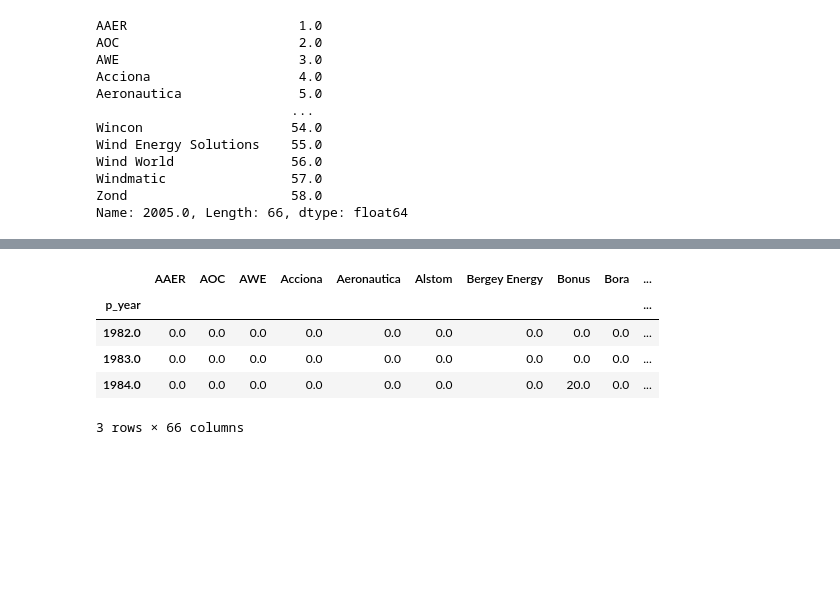
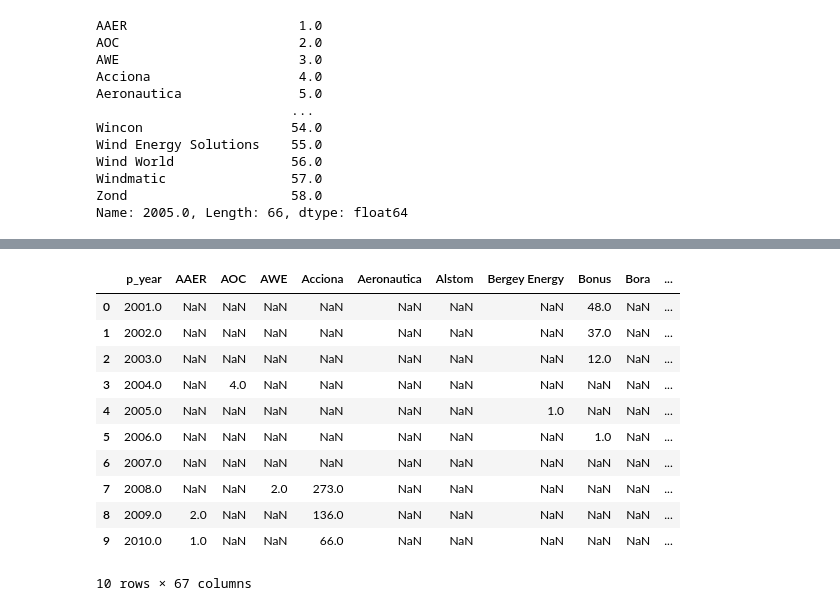
Before and after one commit to hsopel/NSS-Capstone, a Jupyter notebook: notebook/wind_manufacturers .ipynb, the cells around one changed output, grey strips where cells are left out. Saved outputs shown, nothing was run; the diff lists cells and outputs as text; code cells hidden in the pictures; blank space fills up the shorter version.

```diff
--- a/notebook/wind_manufacturers .ipynb
+++ b/notebook/wind_manufacturers .ipynb
@@ -9,2 +29,3 @@ wind = gpd.read_file('../data/USWTDB/uswtdb_v3_2_20201014.geojson')
 # %%
-turbine_count_year = wind.groupby(['p_year', 't_manu']).case_id.count()
+turbine_count_year = wind.groupby(['t_manu', 'p_year']).case_id.count()
+turbine_count_year
@@ -11,4 +46,3 @@ turbine_count_year = wind.groupby(['p_year', 't_manu']).case_id.count()
 # %%
-turbine_count_year = turbine_count_year.to_frame().reset_index()
+turbine_count_year = turbine_count_year.to_frame()
 turbine_count_year_tr = turbine_count_year.transpose()
-turbine_count_year
@@ -137,10 +159,17 @@ for ax, date in zip(ax_array, dates):
 # %%
-df2 = turbine_count_year_chart.loc[1982.0 : 1984.0]
+df2 = turbine_count_year_chart.loc[2001.0:2010.0]
+df2 = df2.reset_index()
 df2
 # %% [output]
-|  | AAER | AOC | AWE | Acciona | Aeronautica | Alstom | Bergey Energy | Bonus | Bora | ... |
-| p_year |  |  |  |  |  |  |  |  |  | ... |
-| 1982.0 | 0.0 | 0.0 | 0.0 | 0.0 | 0.0 | 0.0 | 0.0 | 0.0 | 0.0 | ... |
-| 1983.0 | 0.0 | 0.0 | 0.0 | 0.0 | 0.0 | 0.0 | 0.0 | 0.0 | 0.0 | ... |
-| 1984.0 | 0.0 | 0.0 | 0.0 | 0.0 | 0.0 | 0.0 | 0.0 | 20.0 | 0.0 | ... |
+|  | p_year | AAER | AOC | AWE | Acciona | Aeronautica | Alstom | Bergey Energy | Bonus | Bora | ... |
+| 0 | 2001.0 | NaN | NaN | NaN | NaN | NaN | NaN | NaN | 48.0 | NaN | ... |
+| 1 | 2002.0 | NaN | NaN | NaN | NaN | NaN | NaN | NaN | 37.0 | NaN | ... |
+| 2 | 2003.0 | NaN | NaN | NaN | NaN | NaN | NaN | NaN | 12.0 | NaN | ... |
+| 3 | 2004.0 | NaN | 4.0 | NaN | NaN | NaN | NaN | NaN | NaN | NaN | ... |
+| 4 | 2005.0 | NaN | NaN | NaN | NaN | NaN | NaN | 1.0 | NaN | NaN | ... |
+| 5 | 2006.0 | NaN | NaN | NaN | NaN | NaN | NaN | NaN | 1.0 | NaN | ... |
+| 6 | 2007.0 | NaN | NaN | NaN | NaN | NaN | NaN | NaN | NaN | NaN | ... |
+| 7 | 2008.0 | NaN | NaN | 2.0 | 273.0 | NaN | NaN | NaN | NaN | NaN | ... |
+| 8 | 2009.0 | 2.0 | NaN | NaN | 136.0 | NaN | NaN | NaN | NaN | NaN | ... |
+| 9 | 2010.0 | 1.0 | NaN | NaN | 66.0 | NaN | NaN | NaN | NaN | NaN | ... |
-3 rows × 66 columns
+10 rows × 67 columns
```
Also changed, not shown: parts of 26 cells of this notebook, 10 other files.
